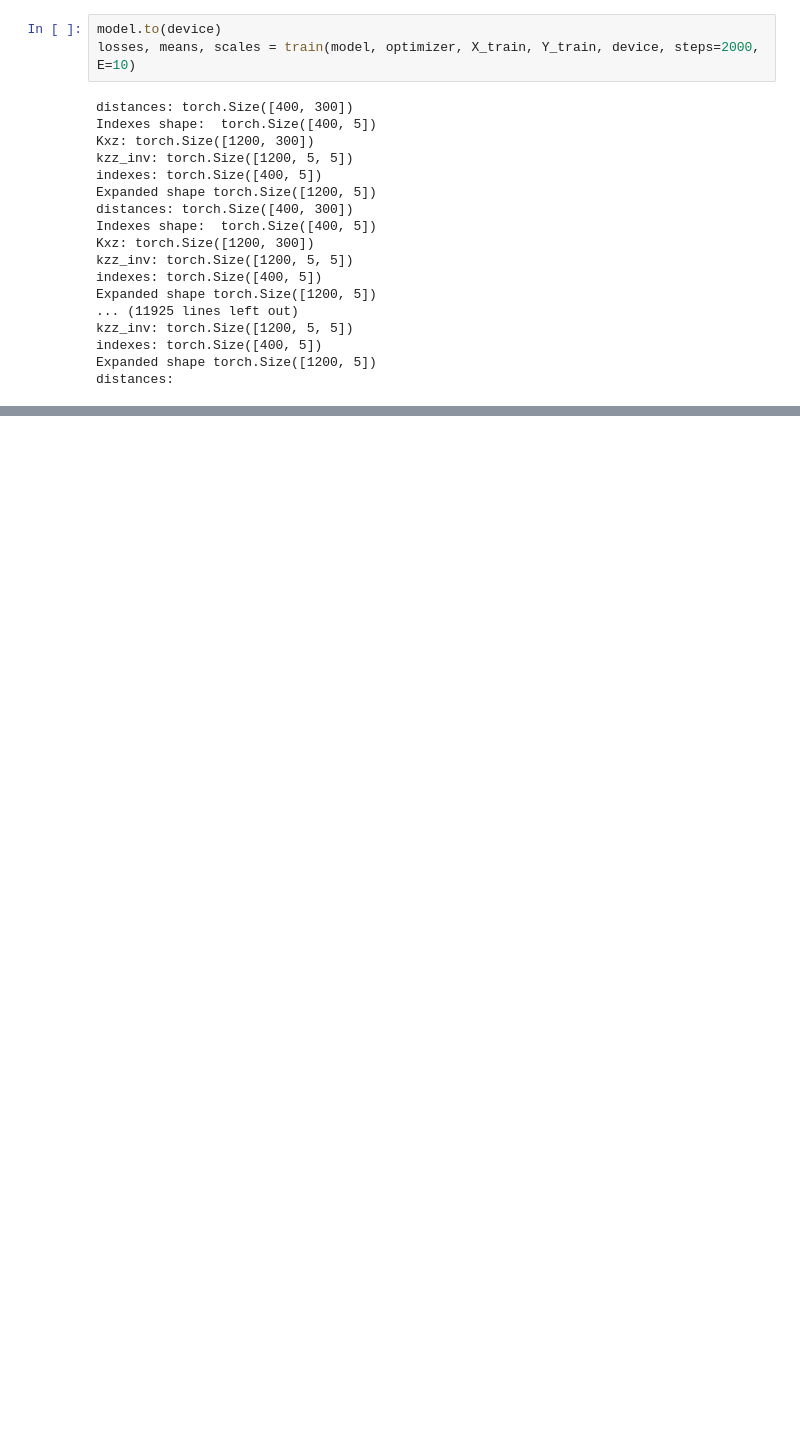
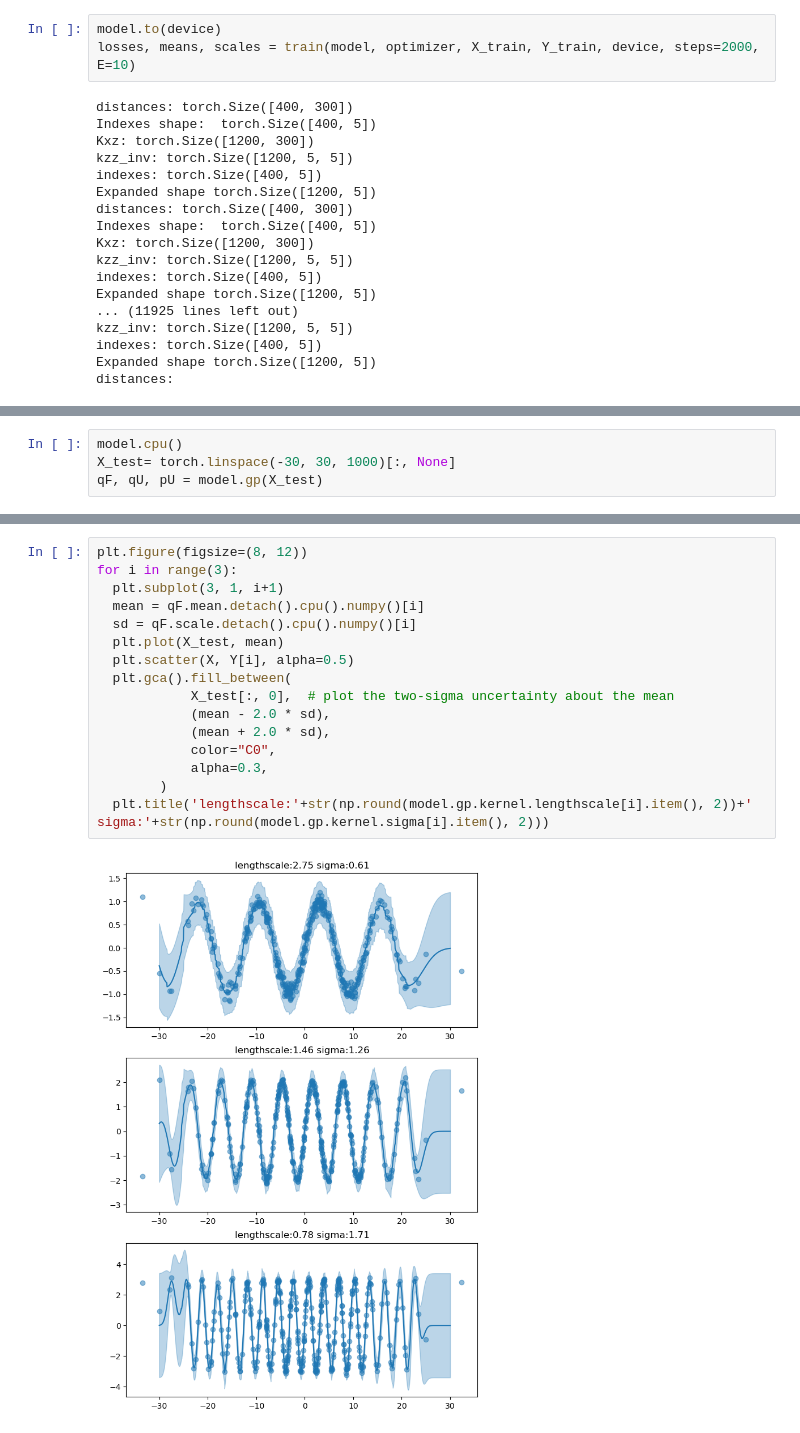
Before and after one commit to luisdiaz1997/GPzoo, a Jupyter notebook: notebooks/vnngp_multiple_gps.ipynb, the cells around one changed output, grey strips where cells are left out. Cells and saved outputs as stored; diff of their text form; blank space fills up the shorter version.

```diff
--- a/notebooks/vnngp_multiple_gps.ipynb
+++ b/notebooks/vnngp_multiple_gps.ipynb
@@ -108,0 +124,4 @@ distances:
+# %%
+model.cpu()
+X_test= torch.linspace(-30, 30, 1000)[:, None]
+qF, qU, pU = model.gp(X_test)
@@ -108,0 +142,18 @@ distances:
+# %%
+plt.figure(figsize=(8, 12))
+for i in range(3):
+  plt.subplot(3, 1, i+1)
+  mean = qF.mean.detach().cpu().numpy()[i]
+  sd = qF.scale.detach().cpu().numpy()[i]
+  plt.plot(X_test, mean)
+  plt.scatter(X, Y[i], alpha=0.5)
+  plt.gca().fill_between(
+            X_test[:, 0],  # plot the two-sigma uncertainty about the mean
+            (mean - 2.0 * sd),
+            (mean + 2.0 * sd),
+            color="C0",
+            alpha=0.3,
+        )
+  plt.title('lengthscale:'+str(np.round(model.gp.kernel.lengthscale[i].item(), 2))+' sigma:'+str(np.round(model.gp.kernel.sigma[i].item(), 2)))
+# %% [output]
+[figure, added]
```
Also changed, not shown: parts of 7 cells of this notebook.
